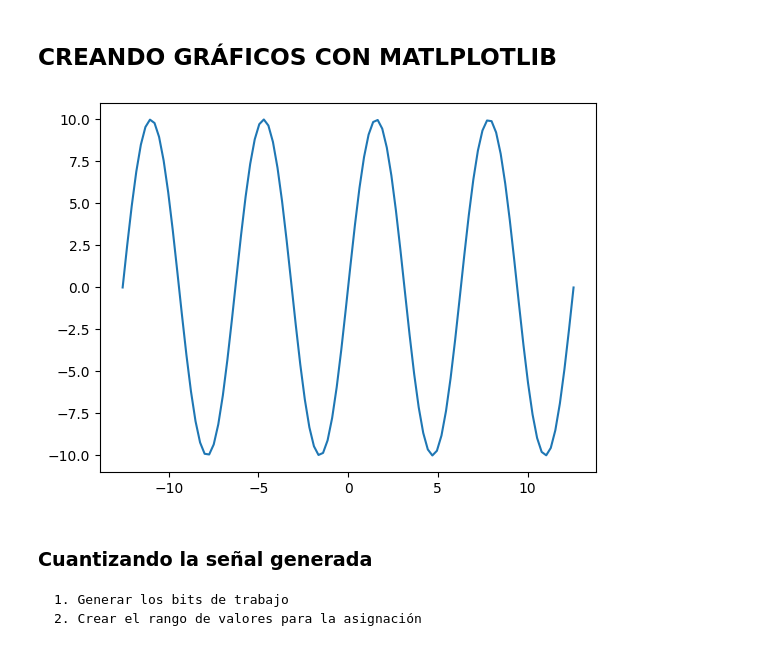
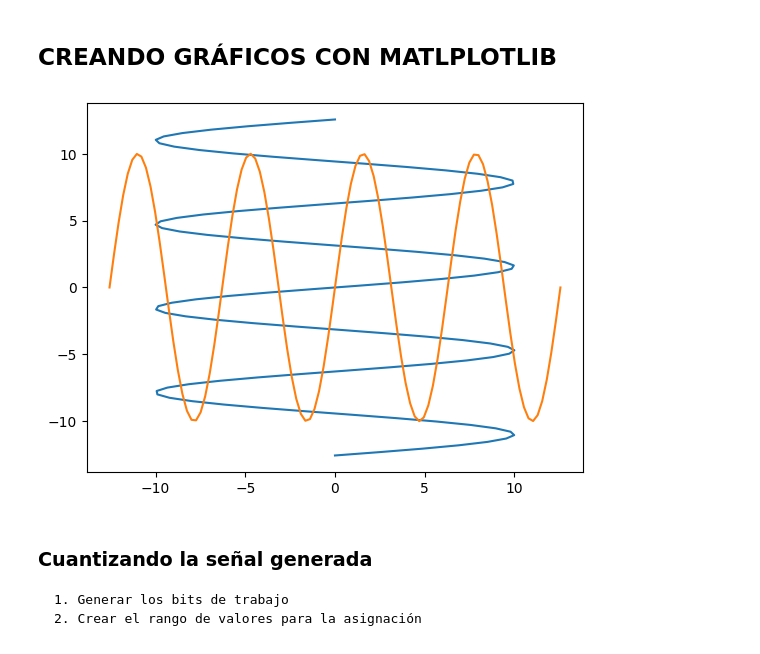
Before and after one commit to dbsalazarr/converter-ad-da, a Jupyter notebook: graphic_functions.ipynb, the cells around one changed output. Cells and saved outputs as stored; diff of their text form; code cells hidden in the pictures.

Commit message:
Analisis en como se gráfican los elementos en con plot()

```diff
--- a/graphic_functions.ipynb
+++ b/graphic_functions.ipynb
@@ -12,12 +12,13 @@ for value in x :
     y.append( 10*math.sin(value) )
 # %%
 plt.plot(x, y)
+plt.plot(y, x) # Solo cambia los ejes, sin embargo lo que se resalta es que si se pud
 plt.show()
 # Guardar una imagen
 # plt.savefig("cuadratica.jpg")
 # plt.close()
 # %% [output]
-[figure, old version]
+[figure, new version]
 # %% [markdown]
 ### Cuantizando la señal generada
     1. Generar los bits de trabajo
```
